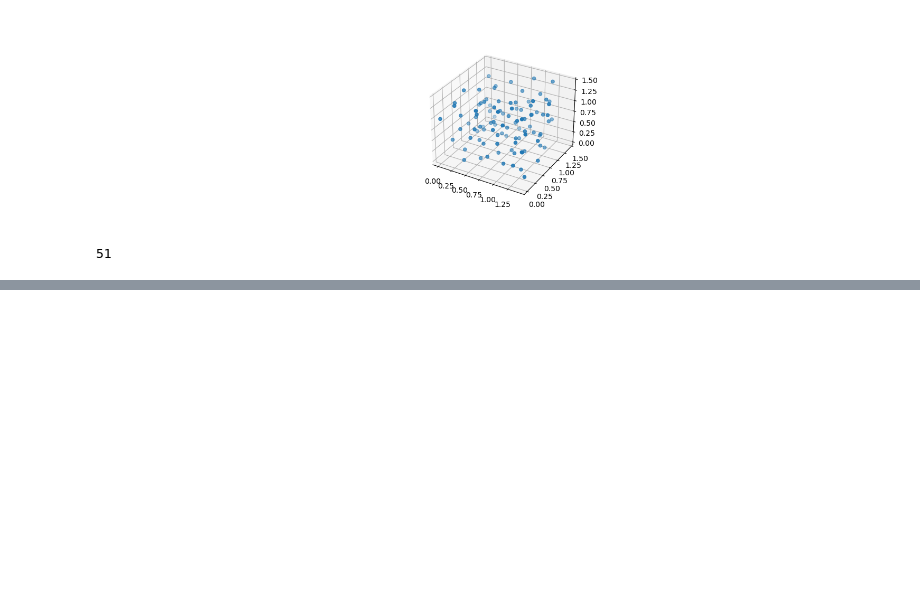
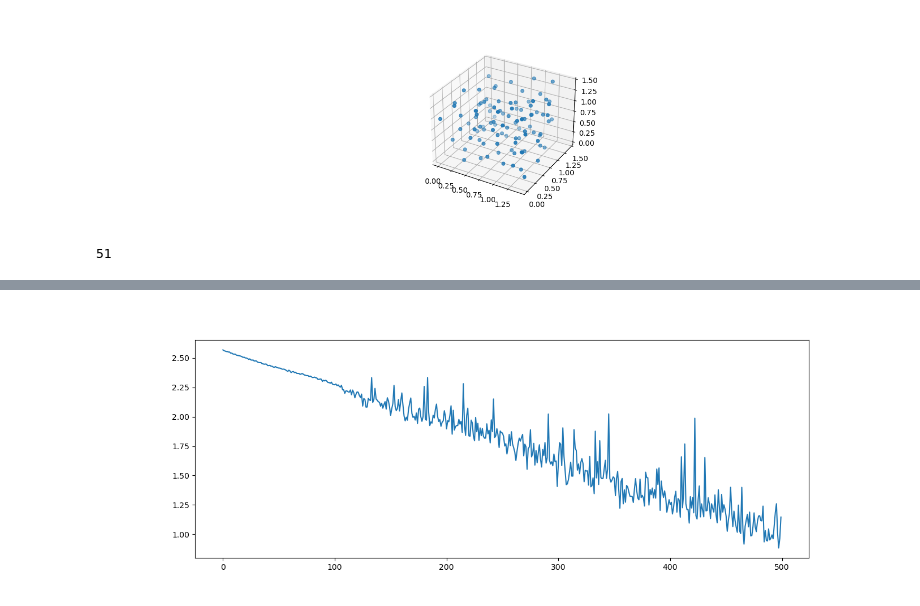
Before and after one commit to Naval-surange/GAENN, a Jupyter notebook: code/inter_molecular_AE.ipynb, the cells around one changed output, grey strips where cells are left out. Drawn from its saved outputs; the diff is of its cells as text; code cells hidden in the pictures; blank space fills up the shorter version.

```diff
--- a/code/inter_molecular_AE.ipynb
+++ b/code/inter_molecular_AE.ipynb
@@ -99,0 +439,6 @@ nx.draw_networkx(G)
+# %%
+plt.figure(figsize=(14, 5))
+plt.plot(feature_losses, label='Feature Loss')
+plt.show()
+# %% [output]
+[figure, added]
```
Also changed, not shown: parts of 21 cells of this notebook.
